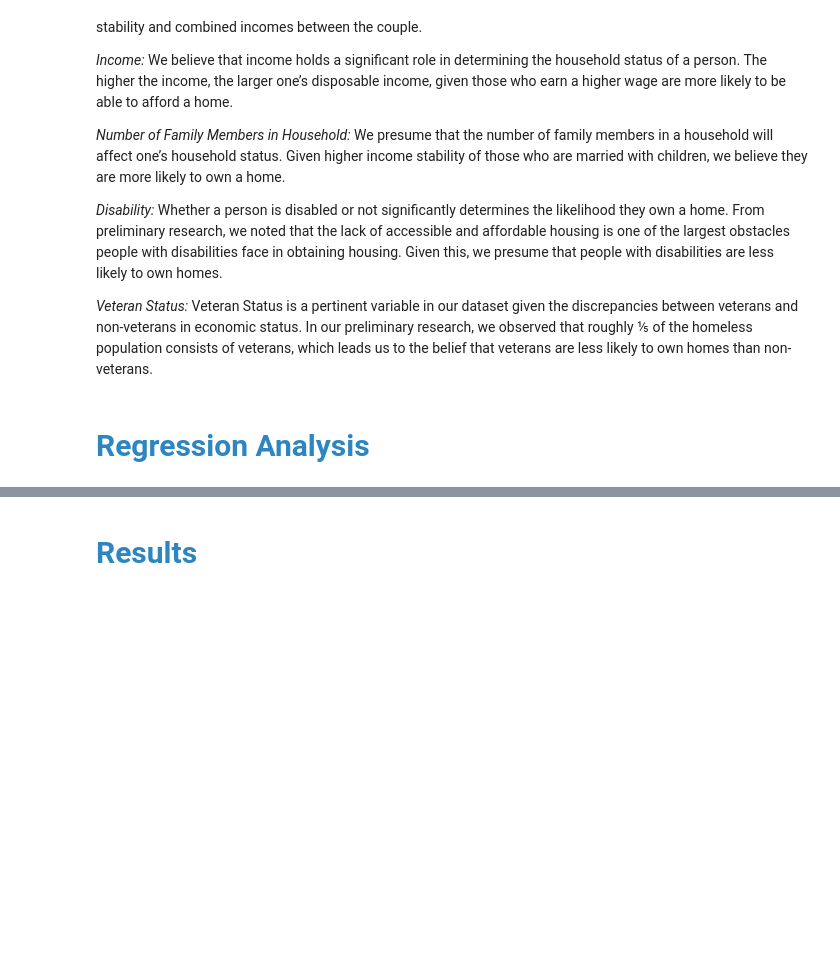
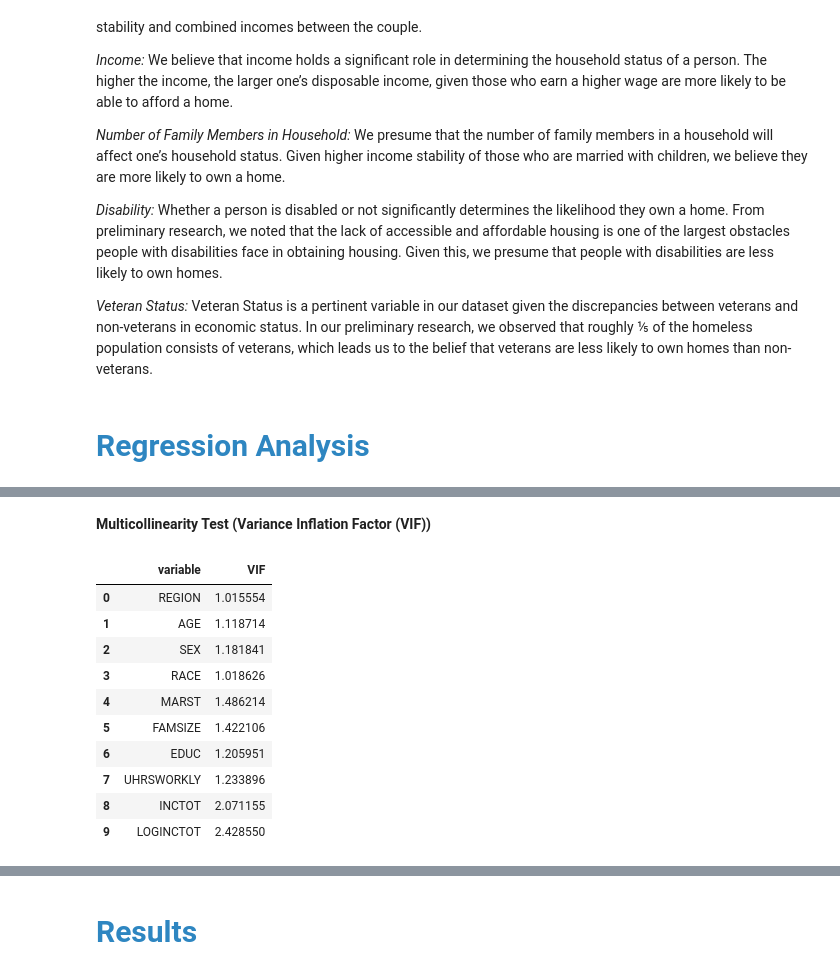
Before and after one commit to jihan-lee01/home-ownership-analysis, a Jupyter notebook: project.ipynb, the cells around one changed output, grey strips where cells are left out. Saved outputs shown, nothing was run; the diff lists cells and outputs as text; code cells hidden in the pictures; blank space fills up the shorter version.

```diff
--- a/project.ipynb
+++ b/project.ipynb
@@ -367,0 +390,31 @@ strong multicollinearity or other numerical problems.
+# %% [markdown]
+**Multicollinearity Test (Variance Inflation Factor (VIF))**
+# %%
+# Import package
+from statsmodels.stats.outliers_influence import variance_inflation_factor
+
+# Make a copy of the regressors
+X07 = cps2007.drop('OWNERSHP', axis=1).copy()
+# Set intercept
+X07['Intercept'] = 1
+
+vif07 = pd.DataFrame()
+vif07['variable'] = X07.columns
+# Calculate VIF for each independent variable
+vif07['VIF'] = [variance_inflation_factor(X07.values, i) for i in range(X07.shape[1])]
+
+vif07 = vif07[vif07['variable'] != 'Intercept']
+
+vif07
+# %% [output]
+|  | variable | VIF |
+| 0 | REGION | 1.015554 |
+| 1 | AGE | 1.118714 |
+| 2 | SEX | 1.181841 |
+| 3 | RACE | 1.018626 |
+| 4 | MARST | 1.486214 |
+| 5 | FAMSIZE | 1.422106 |
+| 6 | EDUC | 1.205951 |
+| 7 | UHRSWORKLY | 1.233896 |
+| 8 | INCTOT | 2.071155 |
+| 9 | LOGINCTOT | 2.428550 |
```
Also changed, not shown: parts of 27 cells of this notebook.
